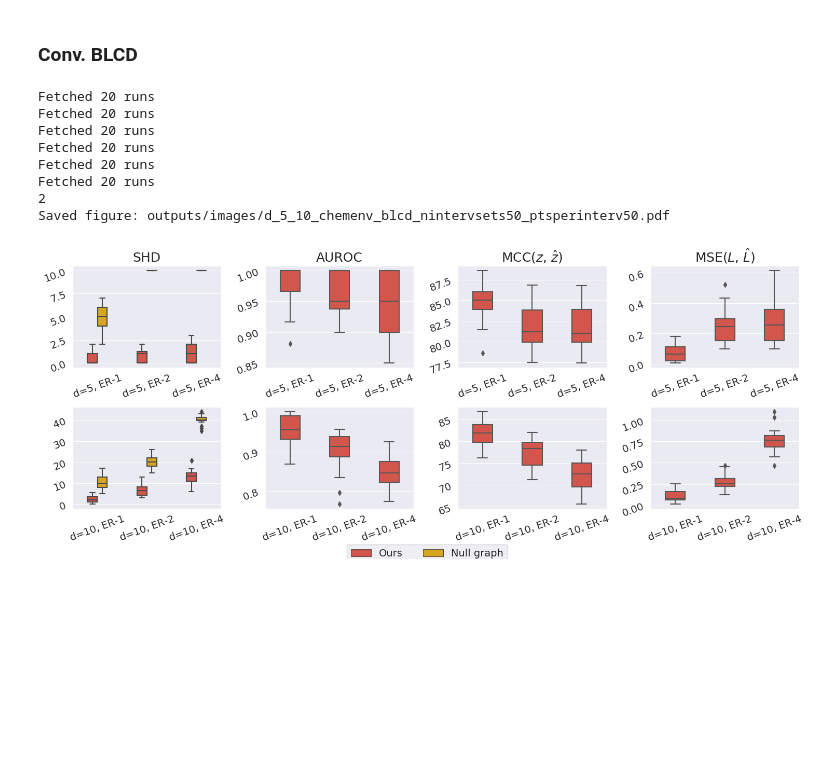
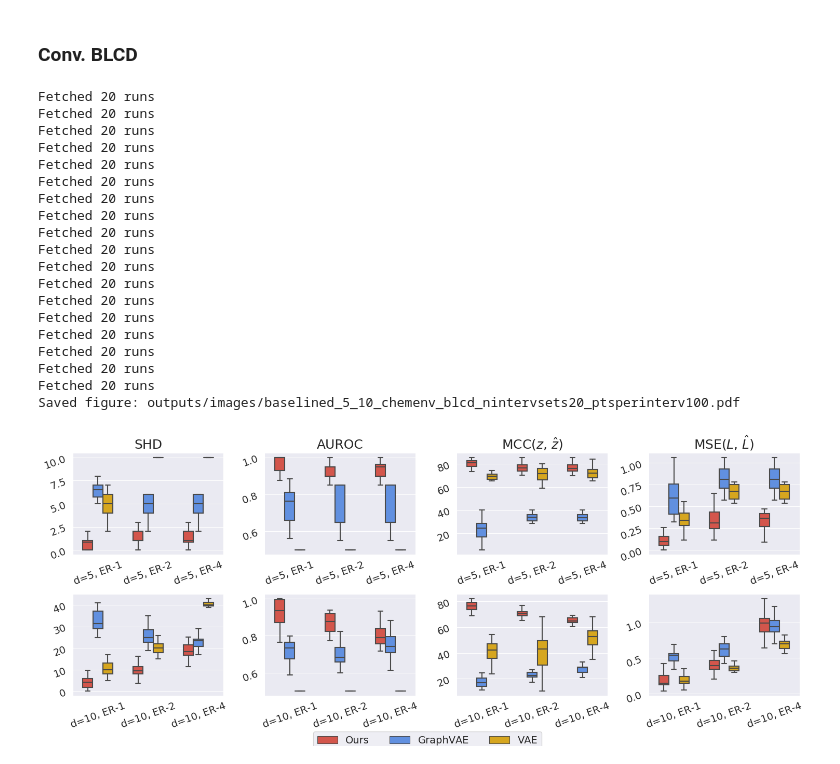
Before and after one commit to jithendaraa/structure-learning, a Jupyter notebook: plotters/boxplot.ipynb, the cells around one changed output. Drawn from its saved outputs; the diff is of its cells as text; code cells hidden in the pictures; blank space fills up the shorter version.

```diff
--- a/plotters/boxplot.ipynb
+++ b/plotters/boxplot.ipynb
@@ -167,7 +171,8 @@ def get_plot_dataframe(d, exp_config, reqd_keys, exp_edges_list, exp_names):
 # %%
 def plot_metrics_per_node(d, plot_df, exp_edges_list, exp_names, reqd_keys, colors,
                             figsize=(10, 10), fname=None, fontsize=100, width=0.5,
-                            xy_labelsize=10, bbox_to_anchor=[0.5,-0.08]):
+                            xy_labelsize=10, bbox_to_anchor=[0.5,-0.08],
+                            methods=['Ours', 'Null graph']):
     is_d_list = False
     if isinstance(d, list):
         is_d_list = True
@@ -204,17 +209,17 @@ def plot_metrics_per_node(d, plot_df, exp_edges_list, exp_names, reqd_keys, colo
             remove_legend = True
 
             if key == 'Evaluations/SHD':
-                if g is None:
-                    remove_legend = False
+                if g is None:  remove_legend = False
 
                 g = sns.boxplot(
                     ax=ax,
                     x="Graph density",
                     y='Evaluations/SHD',
-                    data=reqd_plot_df[reqd_plot_df.Data.isin(['Ours', 'Null graph'])],
+                    data=reqd_plot_df[reqd_plot_df.Data.isin(methods)],
                     hue='Data',
                     palette=colors,
-                    width=width
+                    width=width,
+                    showfliers = False
                 )
 
                 if remove_legend is False:
@@ -227,10 +232,13 @@ def plot_metrics_per_node(d, plot_df, exp_edges_list, exp_names, reqd_keys, colo
                                 ax=ax,
                                 x="Graph density",
                                 y=key,
-                                data=reqd_plot_df[reqd_plot_df.Data.isin(['Ours'])],
-                                palette=colors[:1],
-                                width=width
+                                data=reqd_plot_df[reqd_plot_df.Data.isin(methods)],
+                                hue='Data',
+                                palette=colors,
+                                width=width,
+                                showfliers = False
                             )
+                ax.get_legend().remove()
 
             plt_name = key.split('/')[-1]
             if plt_name == 'L_MSE': plt_name = r'MSE($L$, $\hat{L}$)'
@@ -255,8 +263,8 @@ def plot_metrics_per_node(d, plot_df, exp_edges_list, exp_names, reqd_keys, colo
     plt.close('all')
 # %%
 def get_boxplot_d(d, exp_names_list, exp_config, reqd_keys, exp_edges_list, fname,
-                colors=['#ea4335', '#f4b400'], figsize=(15, 6), fontsize=18, width=0.4,
-                xy_labelsize=14, bbox_to_anchor=[0.0, 0.0]):
+                colors=['#ea4335', '#f4b400', '#4c8bf5'], figsize=(15, 6), fontsize=18, width=0.4,
+                xy_labelsize=14, bbox_to_anchor=[0.0, 0.0], methods=['Ours', 'Null graph']):
 
     plot_df_list = []
     is_d_list = False
@@ -264,6 +272,7 @@ def get_boxplot_d(d, exp_names_list, exp_config, reqd_keys, exp_edges_list, fnam
         is_d_list = True
         exp_names_list = [exp_names_list[0]]
         for d_i in d:
+            exp_config['num_nodes'] = d_i
             plot_df = get_plot_dataframe(d_i, exp_config, reqd_keys, exp_edges_list, exp_names_list[0])
             plot_df_list.append(plot_df)
     else:
@@ -282,7 +291,8 @@ def get_boxplot_d(d, exp_names_list, exp_config, reqd_keys, exp_edges_list, fnam
                             fontsize=fontsize,
                             width=width,
                             xy_labelsize=xy_labelsize,
-                            bbox_to_anchor=bbox_to_anchor)
+                            bbox_to_anchor=bbox_to_anchor,
+                            methods=methods)
 
     return plot_df_list
 # %% [markdown]
@@ -509,38 +546,51 @@ Saved figure: outputs/nonlinear/d_20_nonlinear_blcd_nintervsets100_ptsperinterv1
 # ! Chem env
 exp_config = {
     'exp_name': 'Batched Conv. Decoder BCD',
     'num_nodes': 10,
     'exp_edges': 1.0,
+    'n_interv_sets': 20,
     'pts_per_interv': 100,
-    'n_interv_sets': 100,
 }
 
 reqd_keys = [   'Evaluations/SHD',
                 'Evaluations/AUROC',
                 'Evaluations/MCC',
                 'L_MSE'
             ]
 
-fname = f'outputs/images/d_5_10_chemenv_blcd_nintervsets{exp_config["n_interv_sets"]}_ptsperinterv{exp_config["pts_per_interv"]}.pdf'
+fname = f'outputs/images/baselined_5_10_chemenv_blcd_nintervsets{exp_config["n_interv_sets"]}_ptsperinterv{exp_config["pts_per_interv"]}.pdf'
 
 d = [5, 10]
 exp_edges_list = [1.0, 2.0, 4.0]
 exp_names_list = [
-    ['Batched Conv. Decoder BCD'],
-    ['Batched Conv. Decoder BCD'],
+    ['Batched Conv. Decoder BCD', 'GraphVAE chemdata', 'VAE chemdata']
 ]
 
 chemenv_d5_d10_df = get_boxplot_d(d, exp_names_list, exp_config, reqd_keys,
                                 exp_edges_list,
                                 fname,
-                                bbox_to_anchor=[0.5, -0.027])
+                                colors=['#ea4335', '#4c8bf5', '#f4b400'],
+                                bbox_to_anchor=[0.5, -0.027],
+                                methods=['Ours', 'GraphVAE', 'VAE'],
+                                width=0.6)
 # %% [output]
 Fetched 20 runs
 Fetched 20 runs
 Fetched 20 runs
 Fetched 20 runs
 Fetched 20 runs
 Fetched 20 runs
-2
-Saved figure: outputs/images/d_5_10_chemenv_blcd_nintervsets50_ptsperinterv50.pdf
+Fetched 20 runs
+Fetched 20 runs
+Fetched 20 runs
+Fetched 20 runs
+Fetched 20 runs
+Fetched 20 runs
+Fetched 20 runs
+Fetched 20 runs
+Fetched 20 runs
+Fetched 20 runs
+Fetched 20 runs
+Fetched 20 runs
+Saved figure: outputs/images/baselined_5_10_chemenv_blcd_nintervsets20_ptsperinterv100.pdf
-[figure, old version]
+[figure, new version]
```
Also changed, not shown: parts of 7 cells of this notebook, 21 other files.
